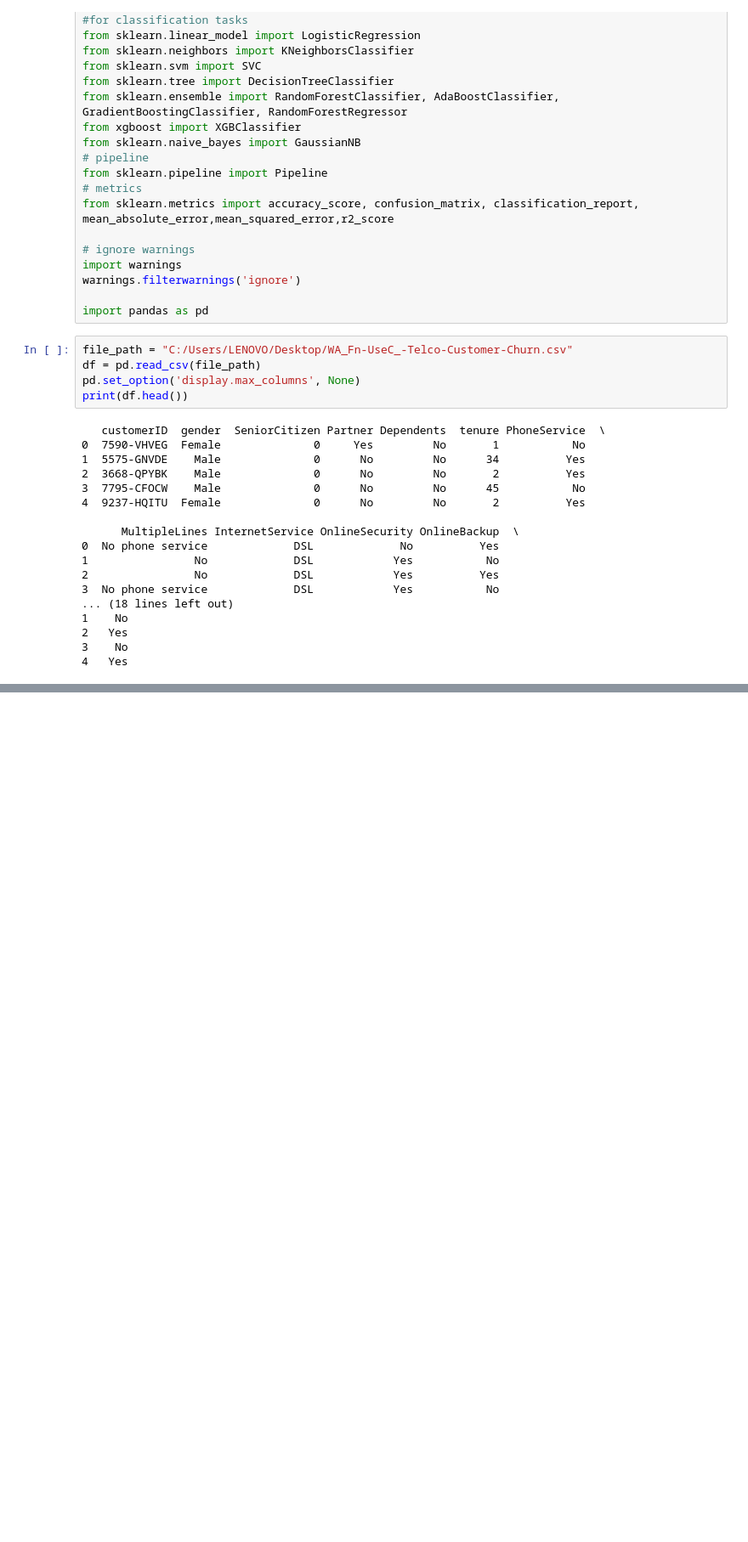
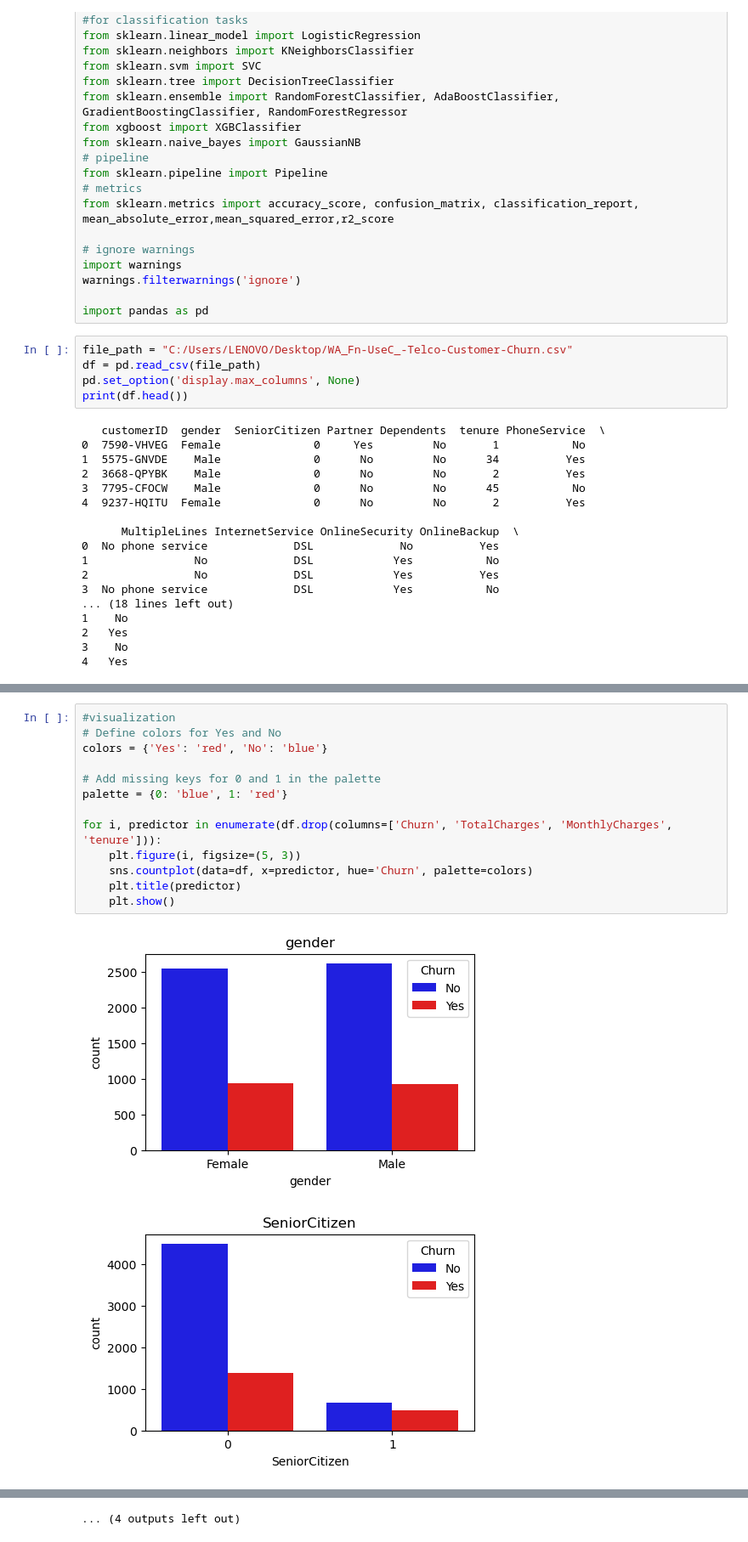
Before and after one commit to imMinsungSim/project, a Jupyter notebook: side_project.ipynb, the cells around one changed output, grey strips where cells are left out. Shown: that part at 85% size. Cells and saved outputs as stored; diff of their text form; blank space fills up the shorter version.

```diff
--- a/side_project.ipynb
+++ b/side_project.ipynb
@@ -60,0 +164,16 @@ print(df.head())
+# %%
+#visualization
+# Define colors for Yes and No
+colors = {'Yes': 'red', 'No': 'blue'}
+
+# Add missing keys for 0 and 1 in the palette
+palette = {0: 'blue', 1: 'red'}
+
+for i, predictor in enumerate(df.drop(columns=['Churn', 'TotalCharges', 'MonthlyCharges', 'tenure'])):
+    plt.figure(i, figsize=(5, 3))
+    sns.countplot(data=df, x=predictor, hue='Churn', palette=colors)
+    plt.title(predictor)
+    plt.show()
+# %% [output]
+[figure, added]
+[figure, added]
@@ -60,0 +190 @@ print(df.head())
+... (4 outputs left out)
```
Also changed, not shown: parts of 13 cells of this notebook.
